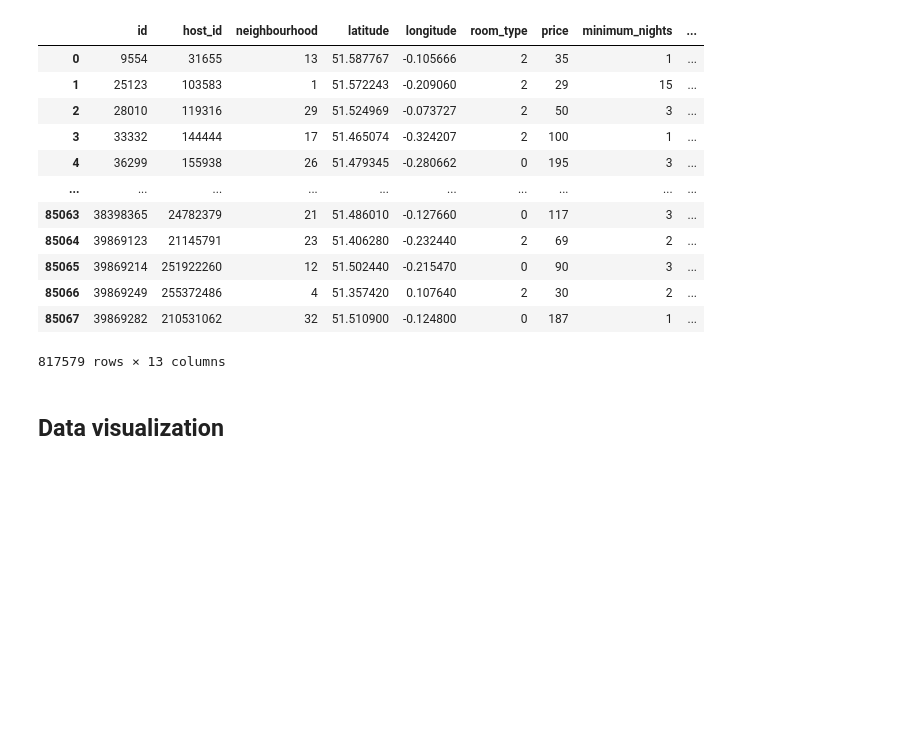
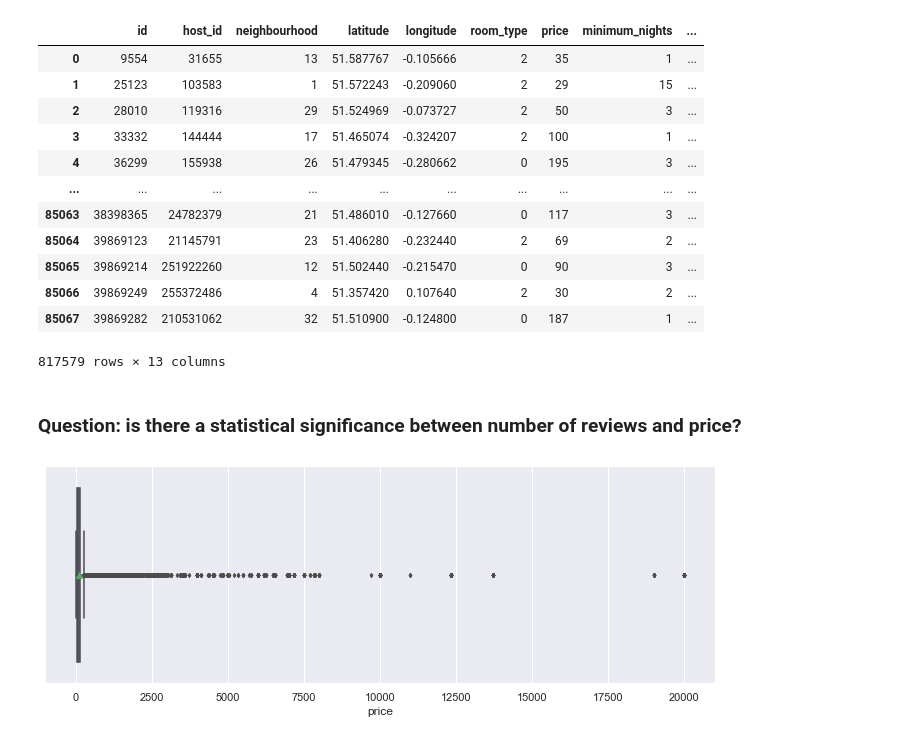
Before and after one commit to Ftan91/Statistical-Analysis-of-AirBnB-Listings-in-London-, a Jupyter notebook: London Airbnb listings 2019.ipynb, the cells around one changed output. Cells and saved outputs as stored; diff of their text form; code cells hidden in the pictures; blank space fills up the shorter version.

```diff
--- a/London Airbnb listings 2019.ipynb
+++ b/London Airbnb listings 2019.ipynb
@@ -78,7 +82,7 @@ calculated_host_listings_count         0
 availability_365                       0
 dtype: int64
 # %%
-airbnb_df_2019.drop(['name','host_name','neighbourhood_group'], axis=1,inplace=True)
+airbnb_df_2019.drop(['host_name','neighbourhood_group'], axis=1,inplace=True)
 # %%
 airbnb_df_2019.isnull().sum()
 # %% [output]
@@ -98,0 +110,2 @@ dtype: int64
+# %%
+airbnb_df_2019['name_len'] = airbnb_df_2019['name'].apply(lambda x:len(str(x).split()))
@@ -206,5 +239,17 @@ airbnb_df_2019
 | 85066 | 39869249 | 255372486 | 4 | 51.357420 | 0.107640 | 2 | 30 | 2 | ... |
 | 85067 | 39869282 | 210531062 | 32 | 51.510900 | -0.124800 | 0 | 187 | 1 | ... |
 817579 rows × 13 columns
-# %% [markdown]
-## Data visualization
+# %% [markdown]
+### Question: is there a statistical significance between number of reviews and price?
+# %%
+fig, ax = plt.subplots(figsize=(12,4))
+sns.boxplot(x = 'price',
+            data = airbnb_df_2019,
+            orient = 'h',
+            width = 0.8,
+            fliersize = 3,
+            showmeans=True,
+            ax = ax)
+plt.show()
+# %% [output]
+[figure, added]
```
Also changed, not shown: parts of 57 cells of this notebook, 2 other files.
